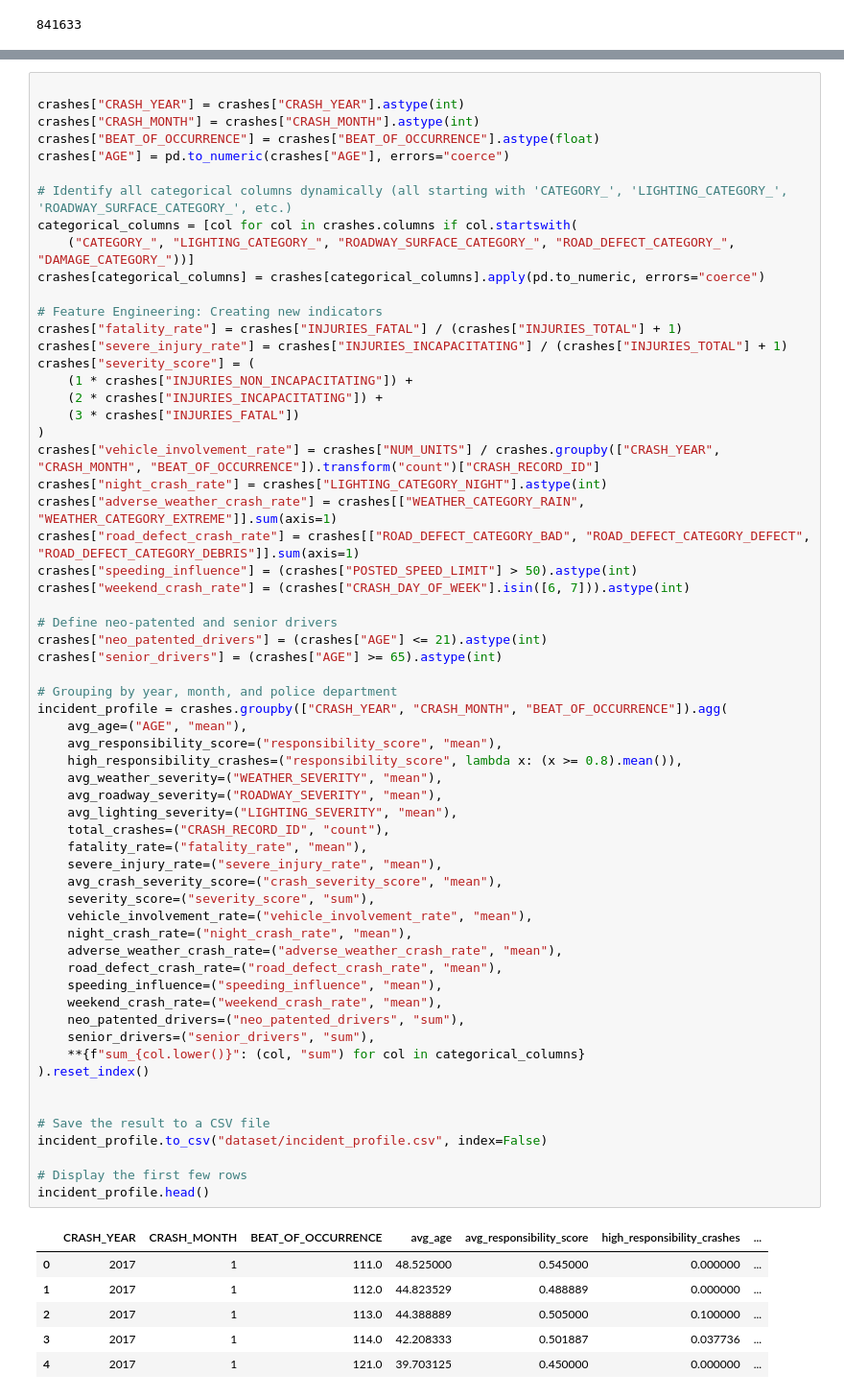
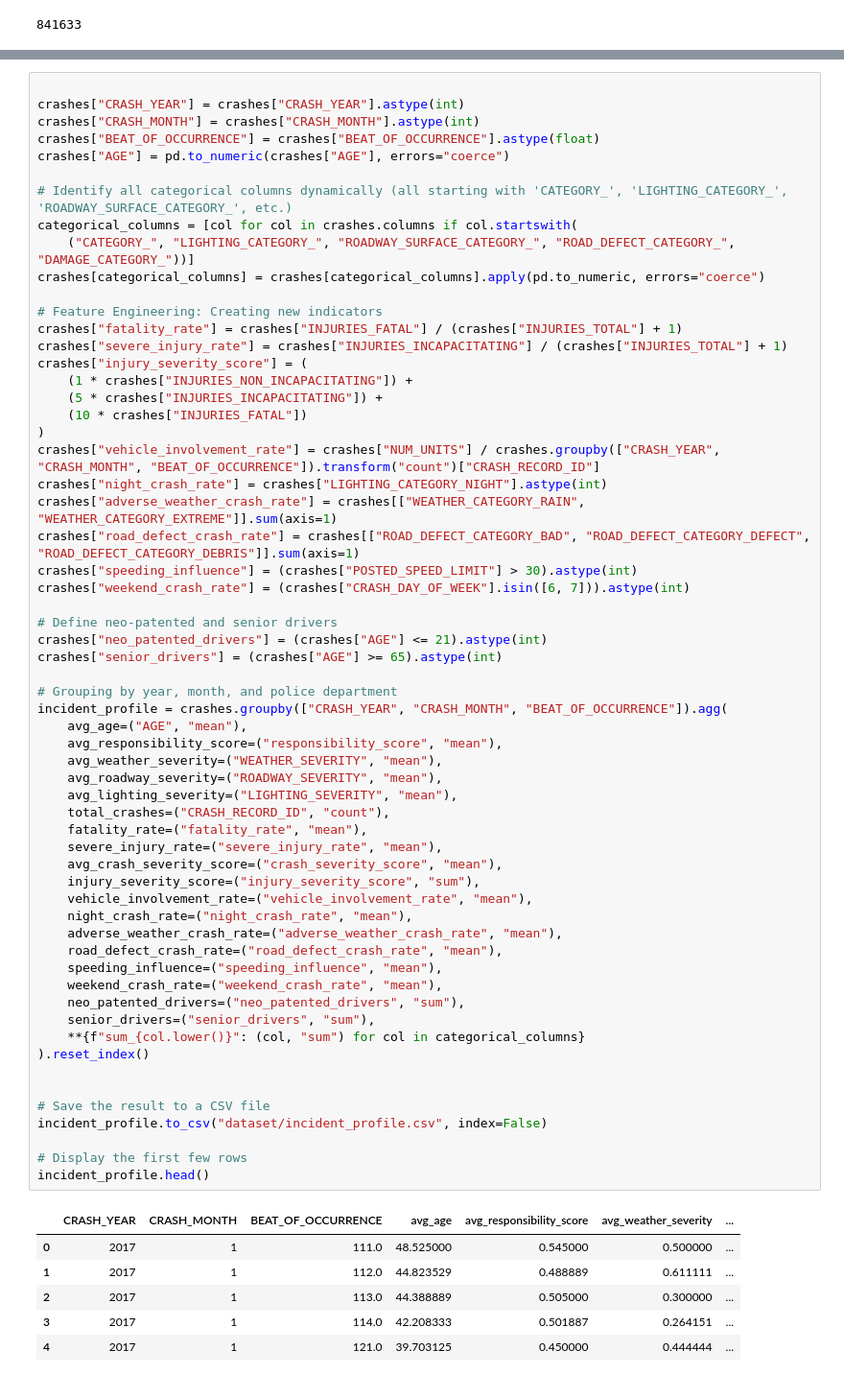
Before and after one commit to lavo2/DataMining-Project, a Jupyter notebook: 1-profile_DU.ipynb, the cells around one changed output, grey strips where cells are left out. Shown at 96% size. Saved outputs shown, nothing was run; the diff lists cells and outputs as text.

```diff
--- a/1-profile_DU.ipynb
+++ b/1-profile_DU.ipynb
@@ -63,16 +63,16 @@ crashes[categorical_columns] = crashes[categorical_columns].apply(pd.to_numeric,
 # Feature Engineering: Creating new indicators
 crashes["fatality_rate"] = crashes["INJURIES_FATAL"] / (crashes["INJURIES_TOTAL"] + 1)
 crashes["severe_injury_rate"] = crashes["INJURIES_INCAPACITATING"] / (crashes["INJURIES_TOTAL"] + 1)
-crashes["severity_score"] = (
+crashes["injury_severity_score"] = (
     (1 * crashes["INJURIES_NON_INCAPACITATING"]) +
-    (2 * crashes["INJURIES_INCAPACITATING"]) +
-    (3 * crashes["INJURIES_FATAL"])
+    (5 * crashes["INJURIES_INCAPACITATING"]) +
+    (10 * crashes["INJURIES_FATAL"])
 )
 crashes["vehicle_involvement_rate"] = crashes["NUM_UNITS"] / crashes.groupby(["CRASH_YEAR", "CRASH_MONTH", "BEAT_OF_OCCURRENCE"]).transform("count")["CRASH_RECORD_ID"]
 crashes["night_crash_rate"] = crashes["LIGHTING_CATEGORY_NIGHT"].astype(int)
 crashes["adverse_weather_crash_rate"] = crashes[["WEATHER_CATEGORY_RAIN", "WEATHER_CATEGORY_EXTREME"]].sum(axis=1)
 crashes["road_defect_crash_rate"] = crashes[["ROAD_DEFECT_CATEGORY_BAD", "ROAD_DEFECT_CATEGORY_DEFECT", "ROAD_DEFECT_CATEGORY_DEBRIS"]].sum(axis=1)
-crashes["speeding_influence"] = (crashes["POSTED_SPEED_LIMIT"] > 50).astype(int)
+crashes["speeding_influence"] = (crashes["POSTED_SPEED_LIMIT"] > 30).astype(int)
 crashes["weekend_crash_rate"] = (crashes["CRASH_DAY_OF_WEEK"].isin([6, 7])).astype(int)
 
 # Define neo-patented and senior drivers
@@ -81,41 +81,40 @@ crashes["senior_drivers"] = (crashes["AGE"] >= 65).astype(int)
 
 # Grouping by year, month, and police department
 incident_profile = crashes.groupby(["CRASH_YEAR", "CRASH_MONTH", "BEAT_OF_OCCURRENCE"]).agg(
     avg_age=("AGE", "mean"),
     avg_responsibility_score=("responsibility_score", "mean"),
-    high_responsibility_crashes=("responsibility_score", lambda x: (x >= 0.8).mean()),
     avg_weather_severity=("WEATHER_SEVERITY", "mean"),
     avg_roadway_severity=("ROADWAY_SEVERITY", "mean"),
     avg_lighting_severity=("LIGHTING_SEVERITY", "mean"),
     total_crashes=("CRASH_RECORD_ID", "count"),
     fatality_rate=("fatality_rate", "mean"),
     severe_injury_rate=("severe_injury_rate", "mean"),
     avg_crash_severity_score=("crash_severity_score", "mean"),
-    severity_score=("severity_score", "sum"),
+    injury_severity_score=("injury_severity_score", "sum"),
     vehicle_involvement_rate=("vehicle_involvement_rate", "mean"),
     night_crash_rate=("night_crash_rate", "mean"),
     adverse_weather_crash_rate=("adverse_weather_crash_rate", "mean"),
     road_defect_crash_rate=("road_defect_crash_rate", "mean"),
     speeding_influence=("speeding_influence", "mean"),
     weekend_crash_rate=("weekend_crash_rate", "mean"),
     neo_patented_drivers=("neo_patented_drivers", "sum"),
     senior_drivers=("senior_drivers", "sum"),
     **{f"sum_{col.lower()}": (col, "sum") for col in categorical_columns}
 ).reset_index()
 
 
 # Save the result to a CSV file
 incident_profile.to_csv("dataset/incident_profile.csv", index=False)
 
 # Display the first few rows
 incident_profile.head()
 # %% [output]
-|  | CRASH_YEAR | CRASH_MONTH | BEAT_OF_OCCURRENCE | avg_age | avg_responsibility_score | high_responsibility_crashes | ... |
-| 0 | 2017 | 1 | 111.0 | 48.525000 | 0.545000 | 0.000000 | ... |
-| 1 | 2017 | 1 | 112.0 | 44.823529 | 0.488889 | 0.000000 | ... |
-| 2 | 2017 | 1 | 113.0 | 44.388889 | 0.505000 | 0.100000 | ... |
-| 3 | 2017 | 1 | 114.0 | 42.208333 | 0.501887 | 0.037736 | ... |
-| 4 | 2017 | 1 | 121.0 | 39.703125 | 0.450000 | 0.000000 | ... |
+|  | CRASH_YEAR | CRASH_MONTH | BEAT_OF_OCCURRENCE | avg_age | avg_responsibility_score | avg_weather_severity | ... |
+| 0 | 2017 | 1 | 111.0 | 48.525000 | 0.545000 | 0.500000 | ... |
+| 1 | 2017 | 1 | 112.0 | 44.823529 | 0.488889 | 0.611111 | ... |
+| 2 | 2017 | 1 | 113.0 | 44.388889 | 0.505000 | 0.300000 | ... |
+| 3 | 2017 | 1 | 114.0 | 42.208333 | 0.501887 | 0.264151 | ... |
+| 4 | 2017 | 1 | 121.0 | 39.703125 | 0.450000 | 0.444444 | ... |
 # %%
 incident_profile.info()
 # %% [output]
```
Also changed, not shown: parts of 6 cells of this notebook, 5 other files.
